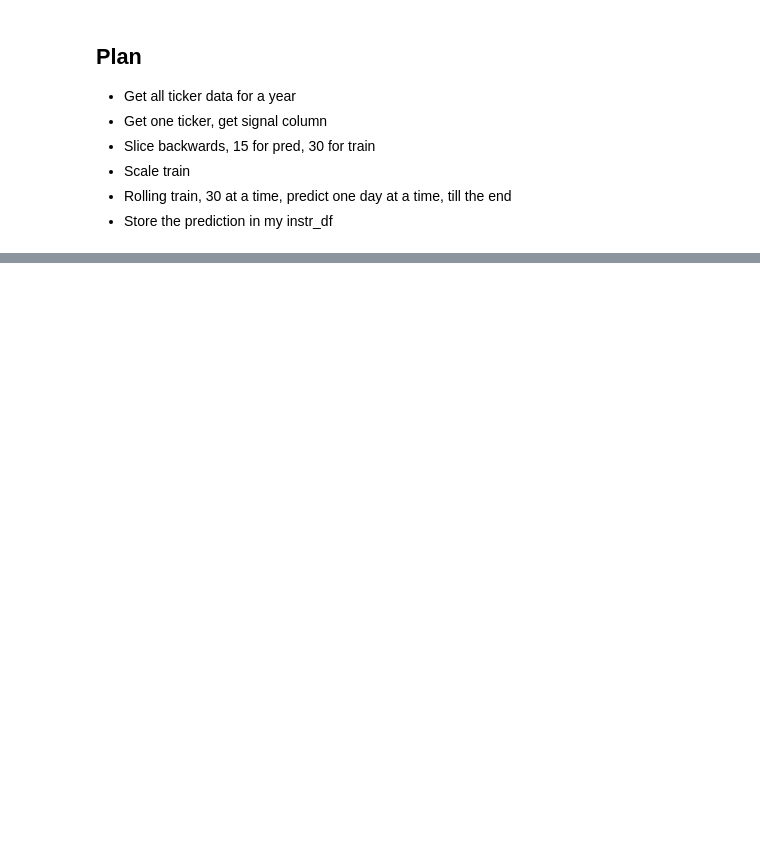
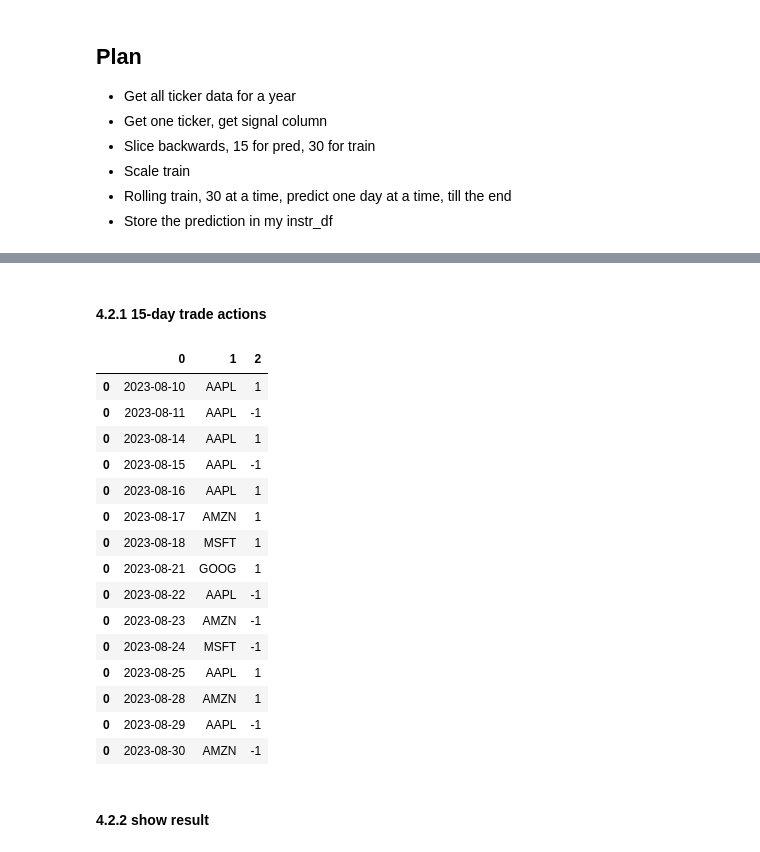
Before and after one commit to KPI68/Algo-TradeLab, a Jupyter notebook: algo-trade.ipynb, the cells around one changed output, grey strips where cells are left out. Cells and saved outputs as stored; diff of their text form; code cells hidden in the pictures; blank space fills up the shorter version.

Commit message:
algo-trade v1

```diff
--- a/algo-trade.ipynb
+++ b/algo-trade.ipynb
@@ -392,0 +230,24 @@ last15_clustered.hvplot.scatter(x='PCA1', y='PCA2', by='cluster')
+# %% [markdown]
+#### 4.2.1 15-day trade actions
+# %%
+instr_df = derive_instr(instrs)
+instr_df
+# %% [output]
+|  | 0 | 1 | 2 |
+| 0 | 2023-08-10 | AAPL | 1 |
+| 0 | 2023-08-11 | AAPL | -1 |
+| 0 | 2023-08-14 | AAPL | 1 |
+| 0 | 2023-08-15 | AAPL | -1 |
+| 0 | 2023-08-16 | AAPL | 1 |
+| 0 | 2023-08-17 | AMZN | 1 |
+| 0 | 2023-08-18 | MSFT | 1 |
+| 0 | 2023-08-21 | GOOG | 1 |
+| 0 | 2023-08-22 | AAPL | -1 |
+| 0 | 2023-08-23 | AMZN | -1 |
+| 0 | 2023-08-24 | MSFT | -1 |
+| 0 | 2023-08-25 | AAPL | 1 |
+| 0 | 2023-08-28 | AMZN | 1 |
+| 0 | 2023-08-29 | AAPL | -1 |
+| 0 | 2023-08-30 | AMZN | -1 |
+# %% [markdown]
+#### 4.2.2 show result
```
Also changed, not shown: parts of 73 cells of this notebook.
